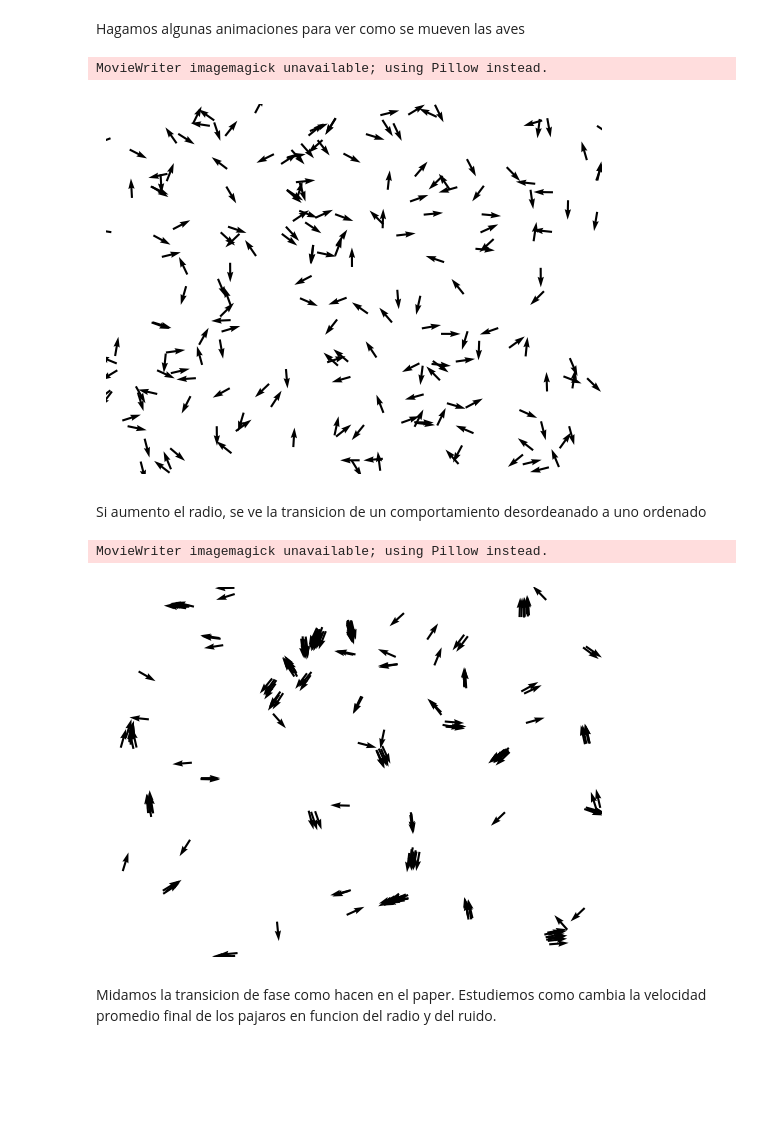
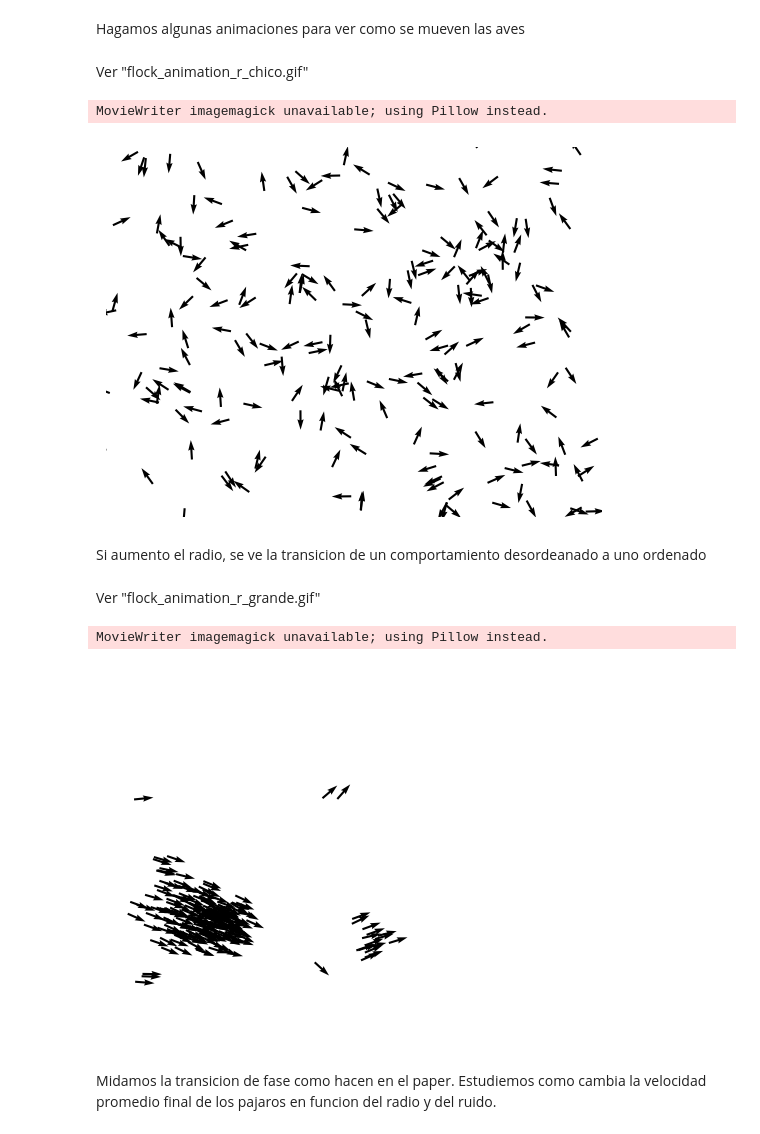
Before and after one commit to lautarogiordano/practicas-complejidad, a Jupyter notebook: p2-aves/aves.ipynb, the cells around one changed output. Saved outputs shown, nothing was run; the diff lists cells and outputs as text; code cells hidden in the pictures; blank space fills up the shorter version.

```diff
--- a/p2-aves/aves.ipynb
+++ b/p2-aves/aves.ipynb
@@ -136,27 +136,31 @@ class flock:
 
         # Save animation as a gif if required
         if save_as_gif:
-            anim.save('flock_animation.gif', writer='imagemagick', fps=20)
+            anim.save('flock_animation.gif', writer='imagemagick', fps=30)
 
         plt.show()
 # %% [markdown]
 Voy a usar tamaño N=100 durante todo el tp, porque la complejidad de la simulación es O(n^2) y aumentar más el tamaño haría que la simulación pase de demorar segundos/minutos a horas.
 # %% [markdown]
 Hagamos algunas animaciones para ver como se mueven las aves
+# %% [markdown]
+Ver "flock_animation_r_chico.gif"
 # %%
-aves = flock(200, radius=.015, velocity=.02, noise_level=.1)
+aves = flock(200, radius=.015, velocity=.04, noise_level=.1)
 aves.animate(300, interval=300, save_as_gif=True)
 # %% [output]
 MovieWriter imagemagick unavailable; using Pillow instead.
-[figure, old version]
+[figure, new version]
 # %% [markdown]
 Si aumento el radio, se ve la transicion de un comportamiento desordeanado a uno ordenado
+# %% [markdown]
+Ver "flock_animation_r_grande.gif"
 # %%
-aves = flock(200, radius=.05, velocity=.02, noise_level=.05)
+aves = flock(200, radius=.2, velocity=.04, noise_level=.05)
 aves.animate(300, interval=300, save_as_gif=True)
 # %% [output]
 MovieWriter imagemagick unavailable; using Pillow instead.
-[figure, old version]
+[figure, new version]
 # %% [markdown]
 Midamos la transicion de fase como hacen en el paper. Estudiemos como cambia la velocidad promedio final de los pajaros en funcion del radio y del ruido.
 # %% [markdown]
```
Also changed, not shown: parts of 6 cells of this notebook.
